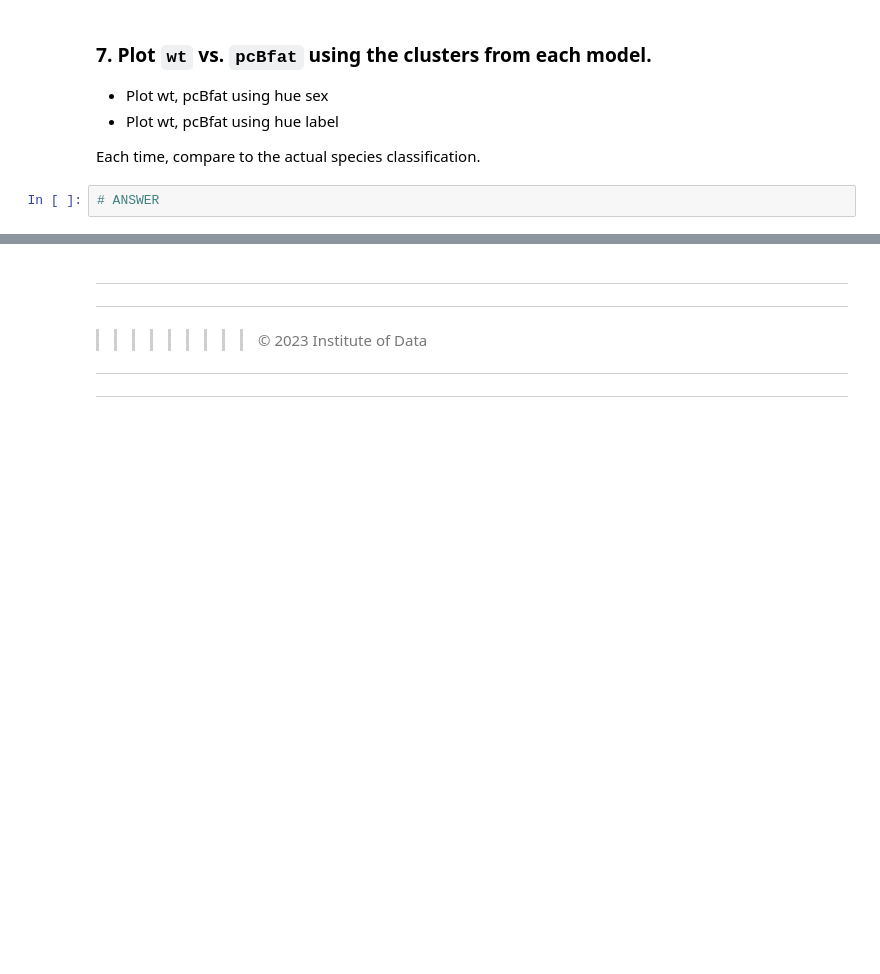
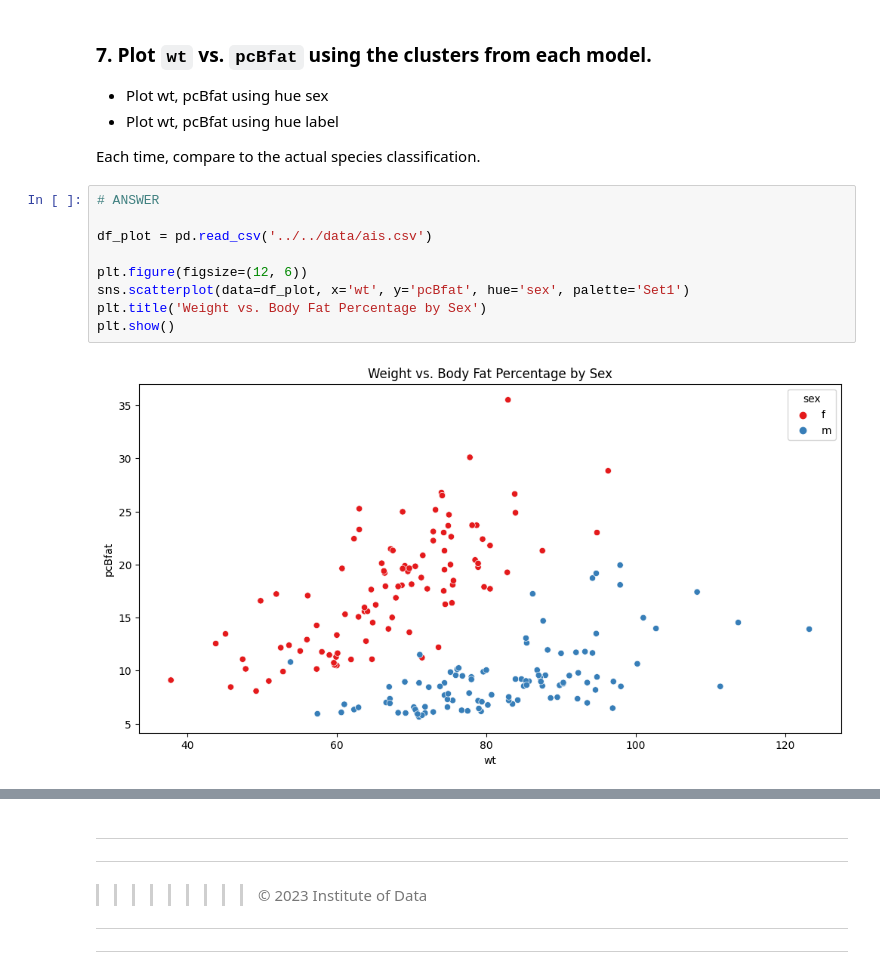
Before and after one commit to LouisMcArdell/IOD-Work, a Jupyter notebook: Labs/Module 6/IOD_Lab-6_1_1.ipynb, the cells around one changed output, grey strips where cells are left out. Cells and saved outputs as stored; diff of their text form; blank space fills up the shorter version.

```diff
--- a/Labs/Module 6/IOD_Lab-6_1_1.ipynb
+++ b/Labs/Module 6/IOD_Lab-6_1_1.ipynb
@@ -280,5 +280,14 @@ Text(0, 0.5, 'Inertia')
 - Plot wt, pcBfat using hue label
 
 Each time, compare to the actual species classification.
-# %%
-# ANSWER
+# %%
+# ANSWER
+
+df_plot = pd.read_csv('../../data/ais.csv')
+
+plt.figure(figsize=(12, 6))
+sns.scatterplot(data=df_plot, x='wt', y='pcBfat', hue='sex', palette='Set1')
+plt.title('Weight vs. Body Fat Percentage by Sex')
+plt.show()
+# %% [output]
+[figure, added]
```
Also changed, not shown: parts of 3 cells of this notebook, 3 other files.
